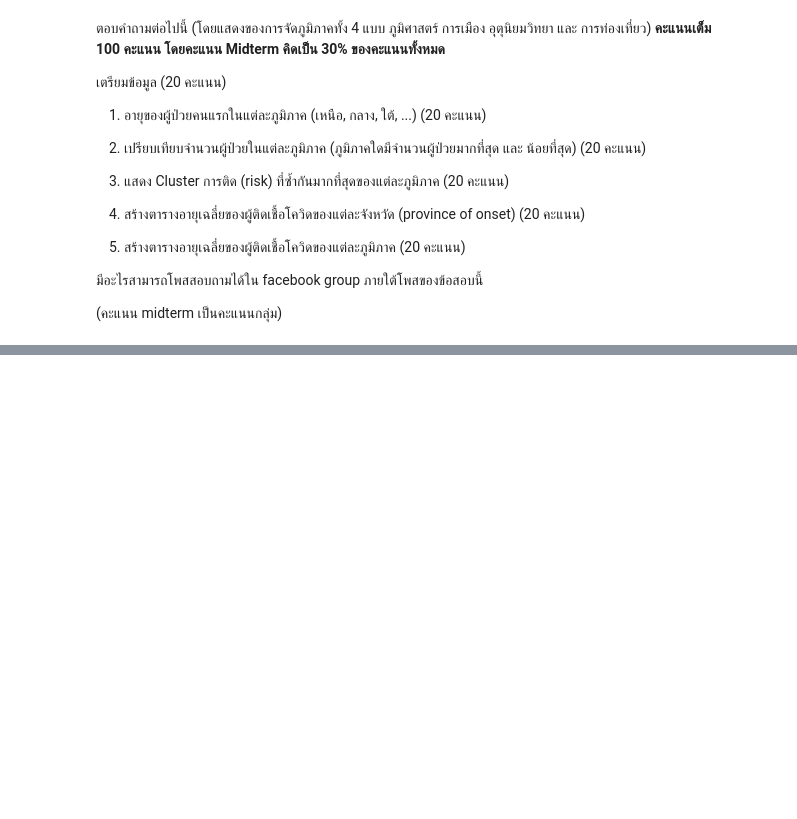
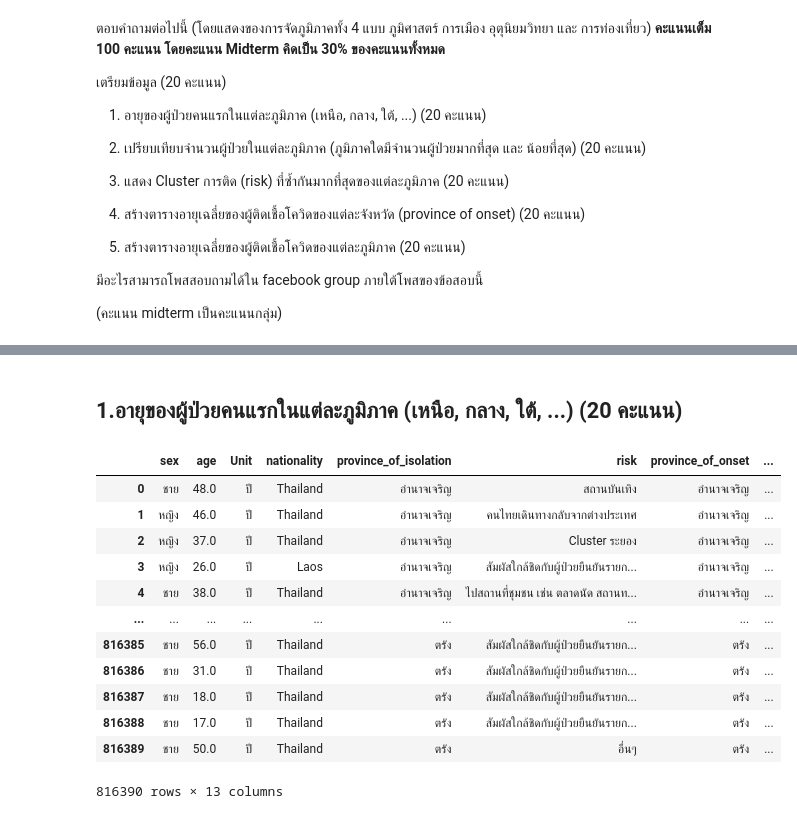
Before and after one commit to SupawadeeKhamthuy/data_viz_2022, a Jupyter notebook: BasicPython&DataViz_midterm2022.ipynb, the cells around one changed output, grey strips where cells are left out. Drawn from its saved outputs; the diff is of its cells as text; code cells hidden in the pictures; blank space fills up the shorter version.

```diff
--- a/BasicPython&DataViz_midterm2022.ipynb
+++ b/BasicPython&DataViz_midterm2022.ipynb
@@ -341,0 +154,19 @@ data_total_D5 # แสดงตาราง
+# %% [markdown]
+## 1.อายุของผู้ป่วยคนแรกในแต่ละภูมิภาค (เหนือ, กลาง, ใต้, ...) (20 คะแนน)
+# %%
+data1 = data_covid.iloc[:,3:16] #แสดงคอลัมท์ที่3-16 โดยใช้ lioc
+data1
+# %% [output]
+|  | sex | age | Unit | nationality | province_of_isolation | risk | province_of_onset | ... |
+| 0 | ชาย | 48.0 | ปี | Thailand | อำนาจเจริญ | สถานบันเทิง | อำนาจเจริญ | ... |
+| 1 | หญิง | 46.0 | ปี | Thailand | อำนาจเจริญ | คนไทยเดินทางกลับจากต่างประเทศ | อำนาจเจริญ | ... |
+| 2 | หญิง | 37.0 | ปี | Thailand | อำนาจเจริญ | Cluster ระยอง | อำนาจเจริญ | ... |
+| 3 | หญิง | 26.0 | ปี | Laos | อำนาจเจริญ | สัมผัสใกล้ชิดกับผู้ป่วยยืนยันรายก... | อำนาจเจริญ | ... |
+| 4 | ชาย | 38.0 | ปี | Thailand | อำนาจเจริญ | ไปสถานที่ชุมชน เช่น ตลาดนัด สถานท... | อำนาจเจริญ | ... |
+| ... | ... | ... | ... | ... | ... | ... | ... | ... |
+| 816385 | ชาย | 56.0 | ปี | Thailand | ตรัง | สัมผัสใกล้ชิดกับผู้ป่วยยืนยันรายก... | ตรัง | ... |
+| 816386 | ชาย | 31.0 | ปี | Thailand | ตรัง | สัมผัสใกล้ชิดกับผู้ป่วยยืนยันรายก... | ตรัง | ... |
+| 816387 | ชาย | 18.0 | ปี | Thailand | ตรัง | สัมผัสใกล้ชิดกับผู้ป่วยยืนยันรายก... | ตรัง | ... |
+| 816388 | ชาย | 17.0 | ปี | Thailand | ตรัง | สัมผัสใกล้ชิดกับผู้ป่วยยืนยันรายก... | ตรัง | ... |
+| 816389 | ชาย | 50.0 | ปี | Thailand | ตรัง | อื่นๆ | ตรัง | ... |
+816390 rows × 13 columns
```
Also changed, not shown: parts of 155 cells of this notebook.
